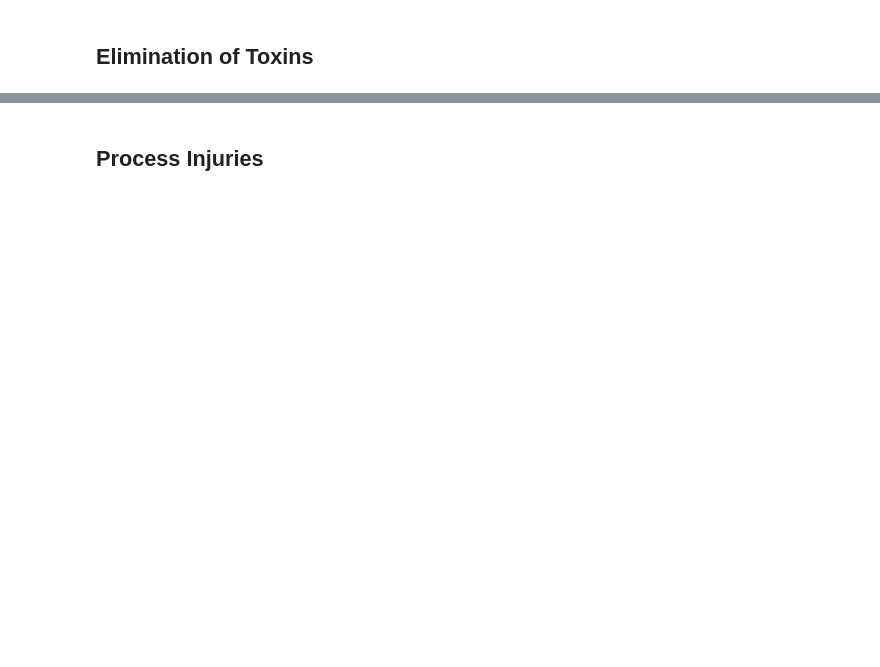
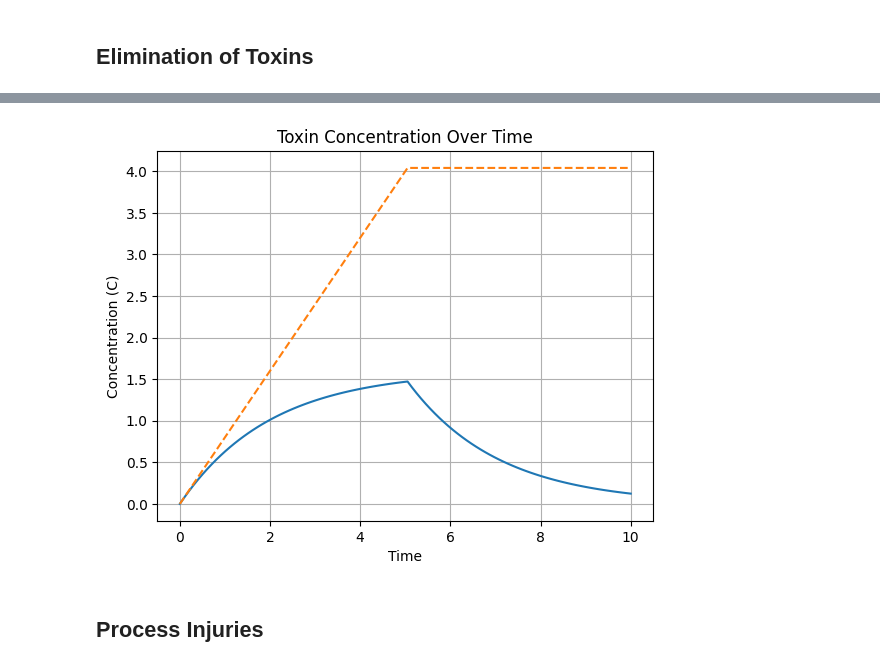
Before and after one commit to clint-bg/safetyinjc, a Jupyter notebook: harmrisk/06-injurymodes.ipynb, the cells around one changed output, grey strips where cells are left out. Drawn from its saved outputs; the diff is of its cells as text; code cells hidden in the pictures; blank space fills up the shorter version.

```diff
--- a/harmrisk/06-injurymodes.ipynb
+++ b/harmrisk/06-injurymodes.ipynb
@@ -134,2 +164,43 @@ Industrial hygienists help protect workers from over exposure: [](#industrialhyg
+# %%
+import numpy as np
+from scipy.integrate import odeint
+import matplotlib.pyplot as plt
+
+# Parameters
+ti = np.linspace(0, 10, 100)
+kp = 0.5
+V = 5
+C0 = 0  # Initial concentration in blood
+
+# Define Dose D(t) as a function of time
+def get_D(t):
+    # If time is in the last 50 time points, dose is 0
+    if t > ti[len(ti)-50]:
+        return 0
+    return 4
+
+# Differential Equation: dC/dt = Dose/V - kp*C
+def model(C, t):
+    dCdt = get_D(t)/V - kp*C
+    return dCdt
+
+def model2(C, t):
+    dCdt = get_D(t)/V
+    return dCdt
+
+# Solve ODE
+C = odeint(model, C0, ti)
+CnK = odeint(model2, C0, ti)
+
+# Plotting the results
+plt.plot(ti, C, label='Toxin Concentration')
+plt.plot(ti, CnK, label='Toxin Concentration, no kidney elimination', linestyle='--')
+plt.xlabel('Time')
+plt.ylabel('Concentration (C)')
+plt.title('Toxin Concentration Over Time')
+plt.grid(True)
+plt.show()
+# %% [output]
+[figure, added]
 # %% [markdown]
 ## Process Injuries
```
Also changed, not shown: parts of 9 cells of this notebook, 4 other files.
